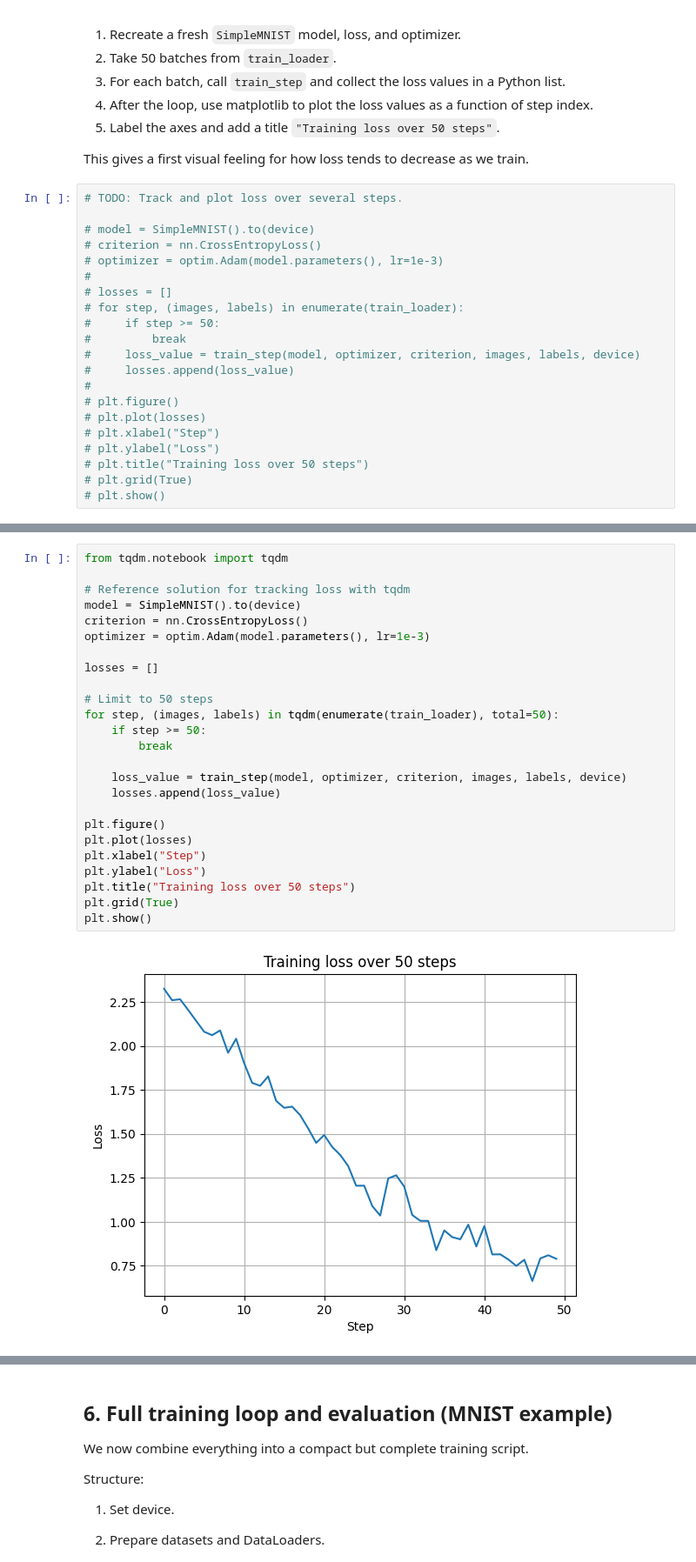
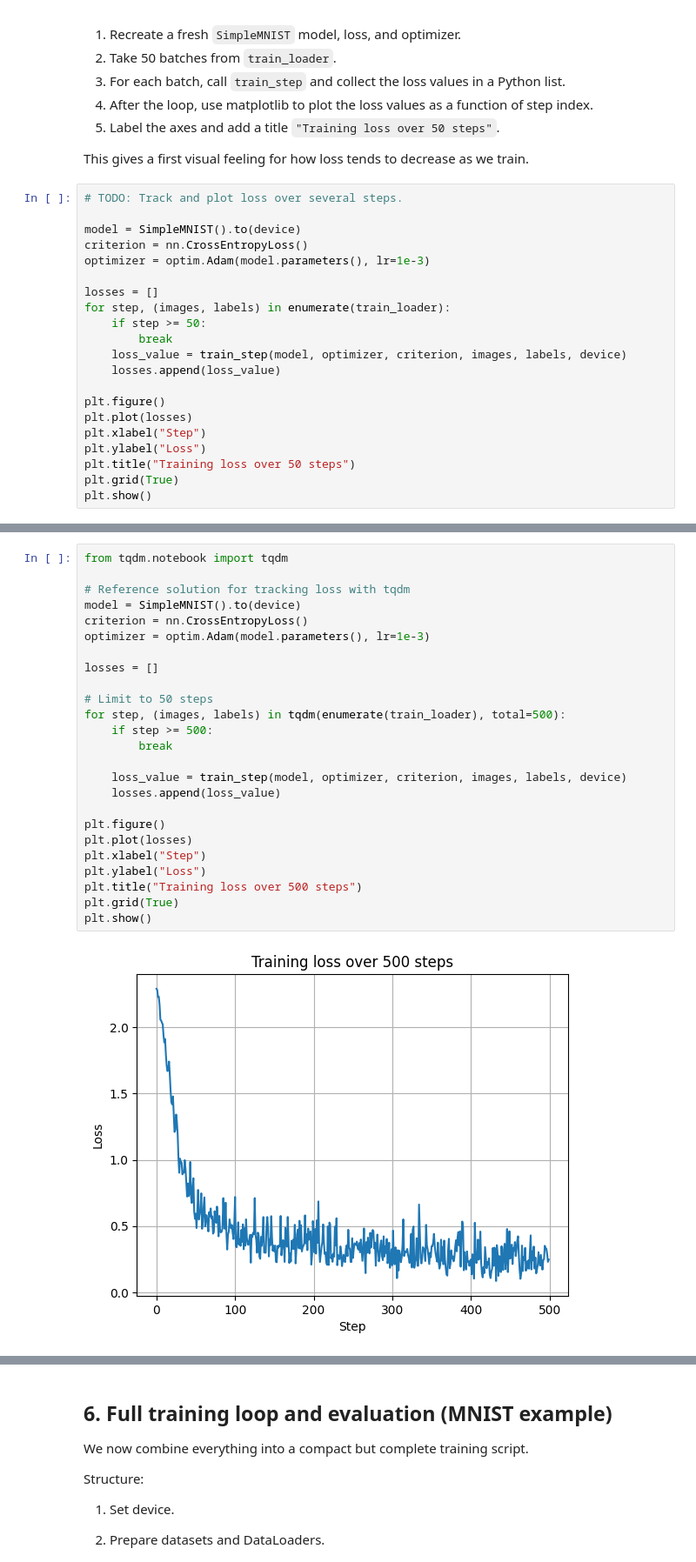
Before and after one commit to Artillence/python_advanced_course, a Jupyter notebook: day4_deep_learning_pytorch.ipynb, the cells around one changed output, grey strips where cells are left out. Shown at 87% size. Cells and saved outputs as stored; diff of their text form.

```diff
--- a/day4_deep_learning_pytorch.ipynb
+++ b/day4_deep_learning_pytorch.ipynb
@@ -1171,21 +1244,21 @@ This gives a first visual feeling for how loss tends to decrease as we train.
 # %%
 # TODO: Track and plot loss over several steps.
 
-# model = SimpleMNIST().to(device)
-# criterion = nn.CrossEntropyLoss()
-# optimizer = optim.Adam(model.parameters(), lr=1e-3)
-#
-# losses = []
-# for step, (images, labels) in enumerate(train_loader):
-#     if step >= 50:
-#         break
-#     loss_value = train_step(model, optimizer, criterion, images, labels, device)
-#     losses.append(loss_value)
-#
-# plt.figure()
-# plt.plot(losses)
-# plt.xlabel("Step")
-# plt.ylabel("Loss")
-# plt.title("Training loss over 50 steps")
-# plt.grid(True)
-# plt.show()
+model = SimpleMNIST().to(device)
+criterion = nn.CrossEntropyLoss()
+optimizer = optim.Adam(model.parameters(), lr=1e-3)
+
+losses = []
+for step, (images, labels) in enumerate(train_loader):
+    if step >= 50:
+        break
+    loss_value = train_step(model, optimizer, criterion, images, labels, device)
+    losses.append(loss_value)
+
+plt.figure()
+plt.plot(losses)
+plt.xlabel("Step")
+plt.ylabel("Loss")
+plt.title("Training loss over 50 steps")
+plt.grid(True)
+plt.show()
@@ -1192,27 +1267,27 @@ This gives a first visual feeling for how loss tends to decrease as we train.
 # %%
 from tqdm.notebook import tqdm
 
 # Reference solution for tracking loss with tqdm
 model = SimpleMNIST().to(device)
 criterion = nn.CrossEntropyLoss()
 optimizer = optim.Adam(model.parameters(), lr=1e-3)
 
 losses = []
 
 # Limit to 50 steps
-for step, (images, labels) in tqdm(enumerate(train_loader), total=50):
-    if step >= 50:
+for step, (images, labels) in tqdm(enumerate(train_loader), total=500):
+    if step >= 500:
         break
 
     loss_value = train_step(model, optimizer, criterion, images, labels, device)
     losses.append(loss_value)
 
 plt.figure()
 plt.plot(losses)
 plt.xlabel("Step")
 plt.ylabel("Loss")
-plt.title("Training loss over 50 steps")
+plt.title("Training loss over 500 steps")
 plt.grid(True)
 plt.show()
 # %% [output]
-[figure, old version]
+[figure, new version]
```
Also changed, not shown: parts of 26 cells of this notebook, 1 other file.
